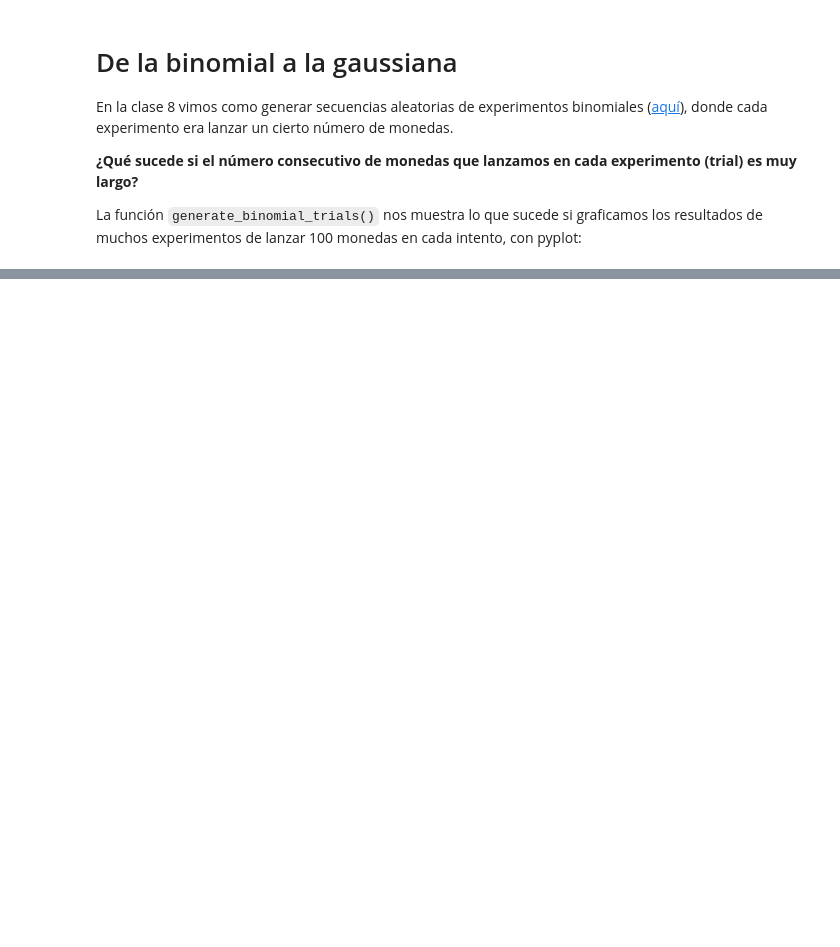
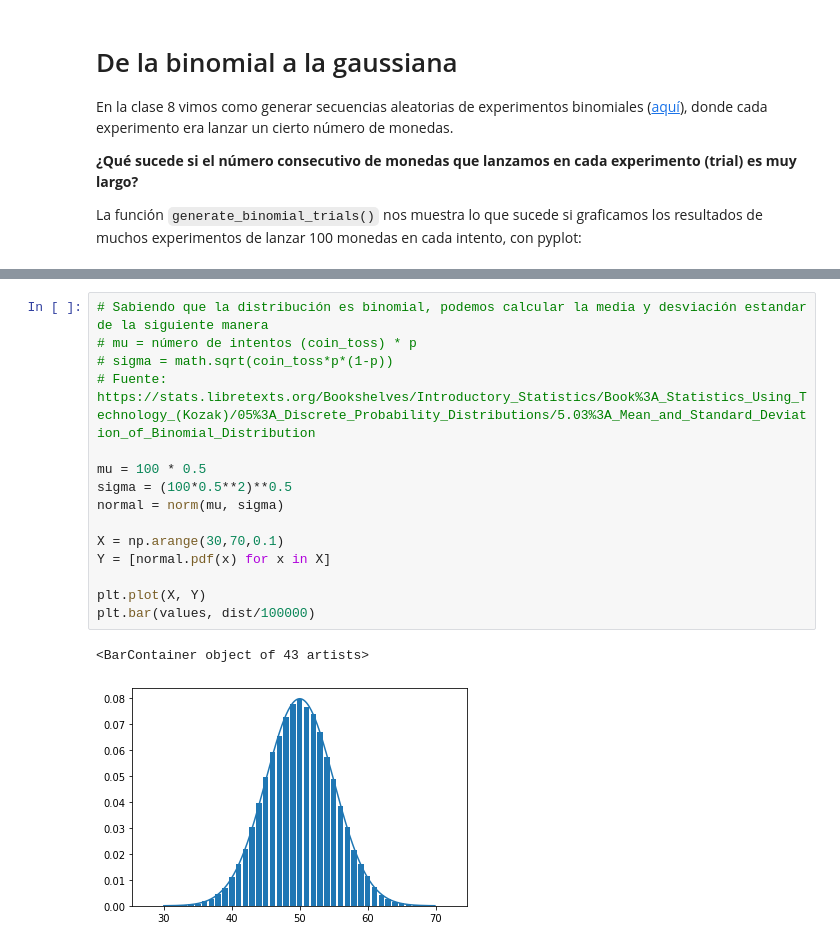
Before and after one commit to FelipFO/Statistics, a Jupyter notebook: DistribucionesDeProbabilidadContinuas.ipynb, the cells around one changed output, grey strips where cells are left out. Cells and saved outputs as stored; diff of their text form; blank space fills up the shorter version.

```diff
--- a/DistribucionesDeProbabilidadContinuas.ipynb
+++ b/DistribucionesDeProbabilidadContinuas.ipynb
@@ -80,0 +93,18 @@ plt.bar(values, dist)
+# %%
+# Sabiendo que la distribución es binomial, podemos calcular la media y desviación estandar de la siguiente manera
+# mu = número de intentos (coin_toss) * p
+# sigma = math.sqrt(coin_toss*p*(1-p))
+# Fuente: https://stats.libretexts.org/Bookshelves/Introductory_Statistics/Book%3A_Statistics_Using_Technology_(Kozak)/05%3A_Discrete_Probability_Distributions/5.03%3A_Mean_and_Standard_Deviation_of_Binomial_Distribution
+
+mu = 100 * 0.5
+sigma = (100*0.5**2)**0.5
+normal = norm(mu, sigma)
+
+X = np.arange(30,70,0.1)
+Y = [normal.pdf(x) for x in X]
+
+plt.plot(X, Y)
+plt.bar(values, dist/100000)
+# %% [output]
+<BarContainer object of 43 artists>
+[figure, added]
```
Also changed, not shown: parts of 5 cells of this notebook.
